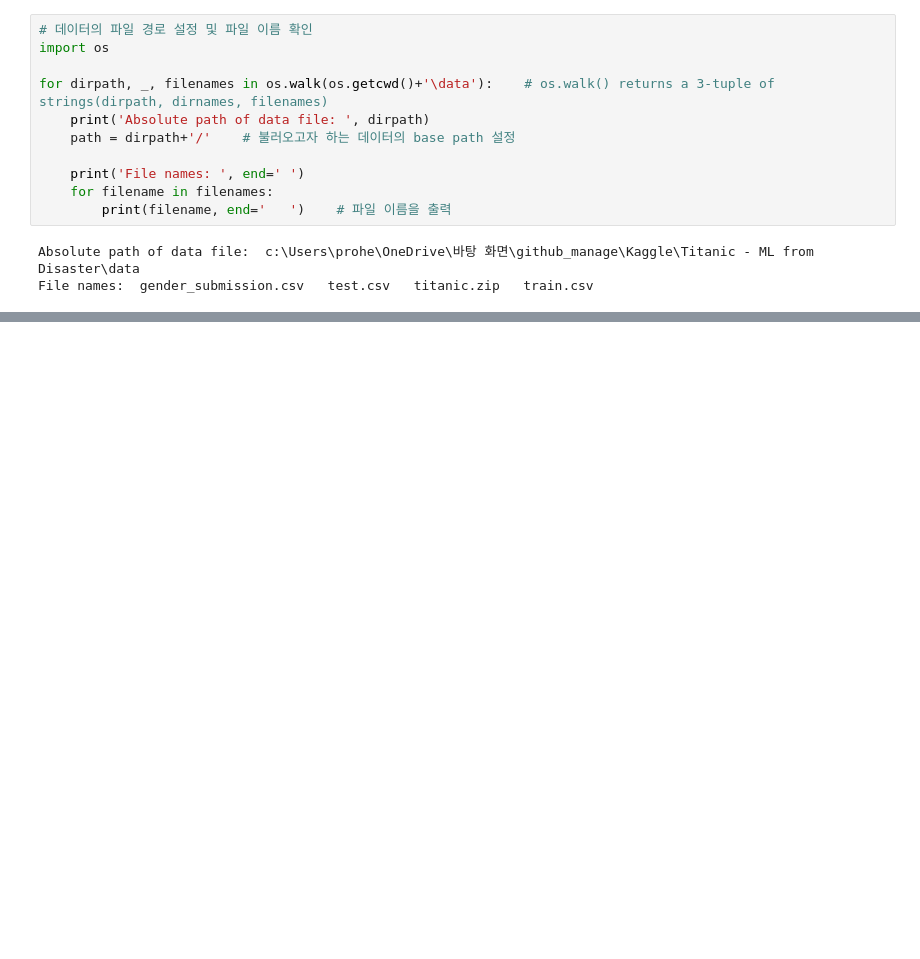
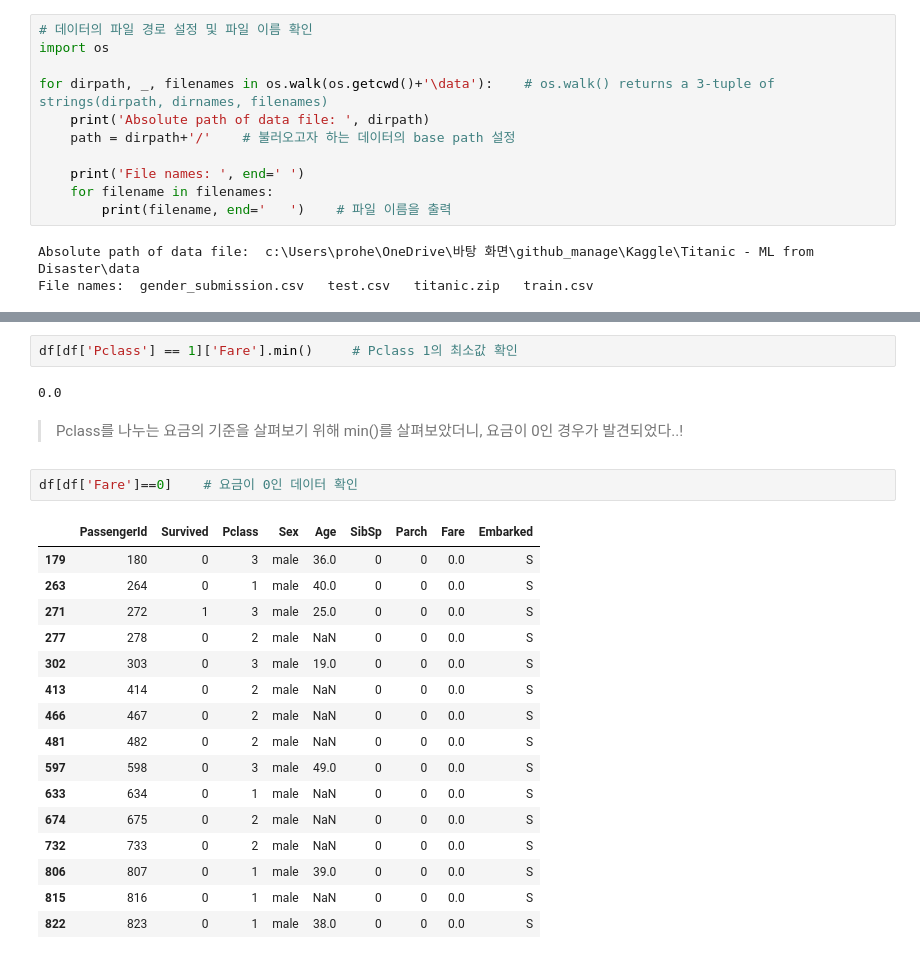
Before and after one commit to editdiary/Kaggle, a Jupyter notebook: Titanic - ML from Disaster/Practive.ipynb, the cells around one changed output, grey strips where cells are left out. Cells and saved outputs as stored; diff of their text form; blank space fills up the shorter version.

```diff
--- a/Titanic - ML from Disaster/Practive.ipynb
+++ b/Titanic - ML from Disaster/Practive.ipynb
@@ -33,0 +170,25 @@ train_df.head(5)
+# %%
+df[df['Pclass'] == 1]['Fare'].min()     # Pclass 1의 최소값 확인
+# %% [output]
+0.0
+# %% [markdown]
+> Pclass를 나누는 요금의 기준을 살펴보기 위해 min()를 살펴보았더니, 요금이 0인 경우가 발견되었다..!
+# %%
+df[df['Fare']==0]    # 요금이 0인 데이터 확인
+# %% [output]
+|  | PassengerId | Survived | Pclass | Sex | Age | SibSp | Parch | Fare | Embarked |
+| 179 | 180 | 0 | 3 | male | 36.0 | 0 | 0 | 0.0 | S |
+| 263 | 264 | 0 | 1 | male | 40.0 | 0 | 0 | 0.0 | S |
+| 271 | 272 | 1 | 3 | male | 25.0 | 0 | 0 | 0.0 | S |
+| 277 | 278 | 0 | 2 | male | NaN | 0 | 0 | 0.0 | S |
+| 302 | 303 | 0 | 3 | male | 19.0 | 0 | 0 | 0.0 | S |
+| 413 | 414 | 0 | 2 | male | NaN | 0 | 0 | 0.0 | S |
+| 466 | 467 | 0 | 2 | male | NaN | 0 | 0 | 0.0 | S |
+| 481 | 482 | 0 | 2 | male | NaN | 0 | 0 | 0.0 | S |
+| 597 | 598 | 0 | 3 | male | 49.0 | 0 | 0 | 0.0 | S |
+| 633 | 634 | 0 | 1 | male | NaN | 0 | 0 | 0.0 | S |
+| 674 | 675 | 0 | 2 | male | NaN | 0 | 0 | 0.0 | S |
+| 732 | 733 | 0 | 2 | male | NaN | 0 | 0 | 0.0 | S |
+| 806 | 807 | 0 | 1 | male | 39.0 | 0 | 0 | 0.0 | S |
+| 815 | 816 | 0 | 1 | male | NaN | 0 | 0 | 0.0 | S |
+| 822 | 823 | 0 | 1 | male | 38.0 | 0 | 0 | 0.0 | S |
```
Also changed, not shown: parts of 28 cells of this notebook.
